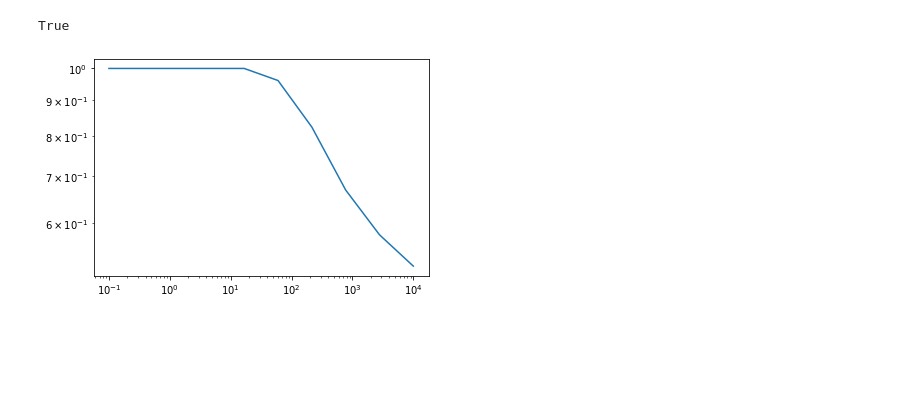
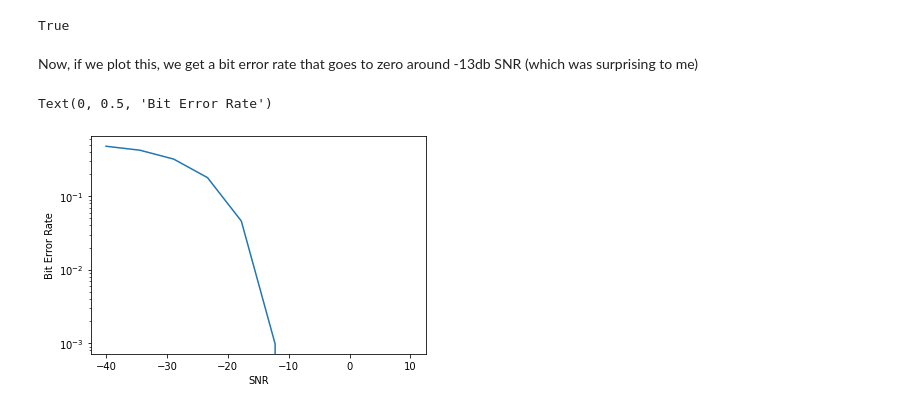
Before and after one commit to newhouseb/onebitbt, a Jupyter notebook: research/Receiver.ipynb, the cells around one changed output. Cells and saved outputs as stored; diff of their text form; code cells hidden in the pictures; blank space fills up the shorter version.

```diff
--- a/research/Receiver.ipynb
+++ b/research/Receiver.ipynb
@@ -193,14 +192,19 @@ def evaluate_bit_error_rate(bits, sig, demod_func):
     bits = np.array(bits).astype(np.uint8)
     for level in levels:
         demod_bits = extract_bits(demod_func(add_noise(normalized, power=level)))
-        errors.append(sum(demod_bits.astype(np.uint8) ^ bits))
-    return levels, errors
-
-sample = prbs9()
-levels, errors = evaluate_bit_error_rate(sample, modulate_gmsk(sample), demodulate_gmsk)
+        error_count = sum(demod_bits.astype(np.uint8) ^ bits)
+        errors.append(error_count)
+    return 10*np.log(1/levels)/np.log(10), np.array(errors)/len(bits)
-# %%
-plt.plot(levels, 1 - np.array(errors)/len(sample))
-plt.yscale('log')
-plt.xscale('log')
-# %% [output]
-[figure, removed]
+# %%
+sample = np.tile(prbs9(),2)
+ideal_levels, ideal_errors = evaluate_bit_error_rate(sample, modulate_gmsk(sample), demodulate_gmsk)
+# %% [markdown]
+Now, if we plot this, we get a bit error rate that goes to zero around -13db SNR (which was surprising to me)
+# %%
+plt.plot(ideal_levels, ideal_errors)
+plt.yscale('log')
+plt.xlabel("SNR")
+plt.ylabel("Bit Error Rate")
+# %% [output]
+Text(0, 0.5, 'Bit Error Rate')
+[figure, added]
```
Also changed, not shown: parts of 22 cells of this notebook.
